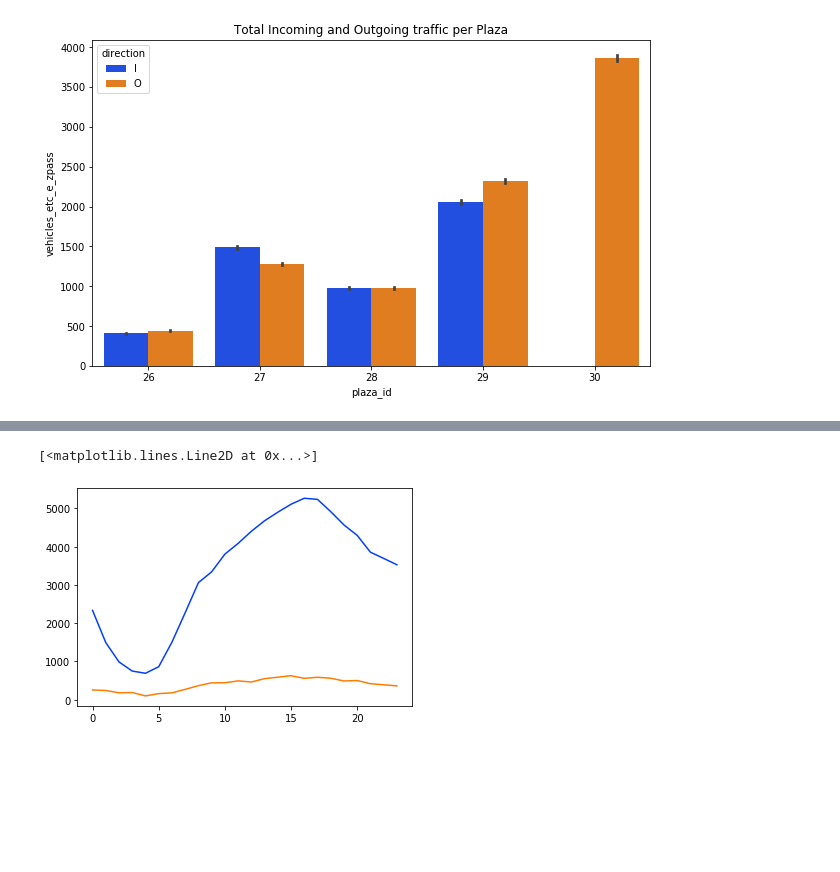
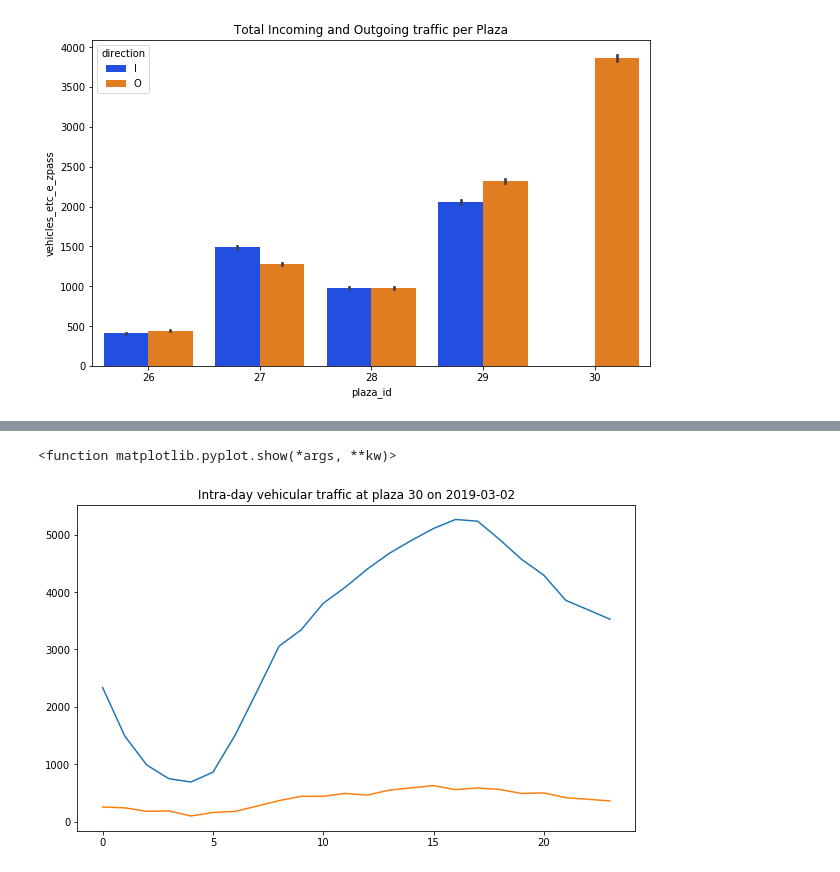
Before and after one commit to satishukadam/notebooks, a Jupyter notebook: SmartCity/DynamicSignalTimingAADT.ipynb, the cells around one changed output, grey strips where cells are left out. Saved outputs shown, nothing was run; the diff lists cells and outputs as text; code cells hidden in the pictures; blank space fills up the shorter version.

Commit message:
Cleaned data for intra day time series analysis

```diff
--- a/SmartCity/DynamicSignalTimingAADT.ipynb
+++ b/SmartCity/DynamicSignalTimingAADT.ipynb
@@ -146,8 +146,11 @@ Name: date, Length: 482, dtype: int64
 data_single = data[(data['plaza_id'] == 30) & (data['date'] == '2019-03-02')]
 # %%
 # Visulalize the intra-day traffice of vehicles for a single day
+plt.figure(figsize=(10,6))
 plt.plot(data_single['hour'], data_single['vehicles_etc_e_zpass'])
 plt.plot(data_single['hour'], data_single['vehicles_cash_vtoll'])
+plt.title('Intra-day vehicular traffic at plaza 30 on 2019-03-02')
+plt.show
 # %% [output]
-[<matplotlib.lines.Line2D at 0x...>]
+<function matplotlib.pyplot.show(*args, **kw)>
-[figure, old version]
+[figure, new version]
```
Also changed, not shown: parts of 11 cells of this notebook.
